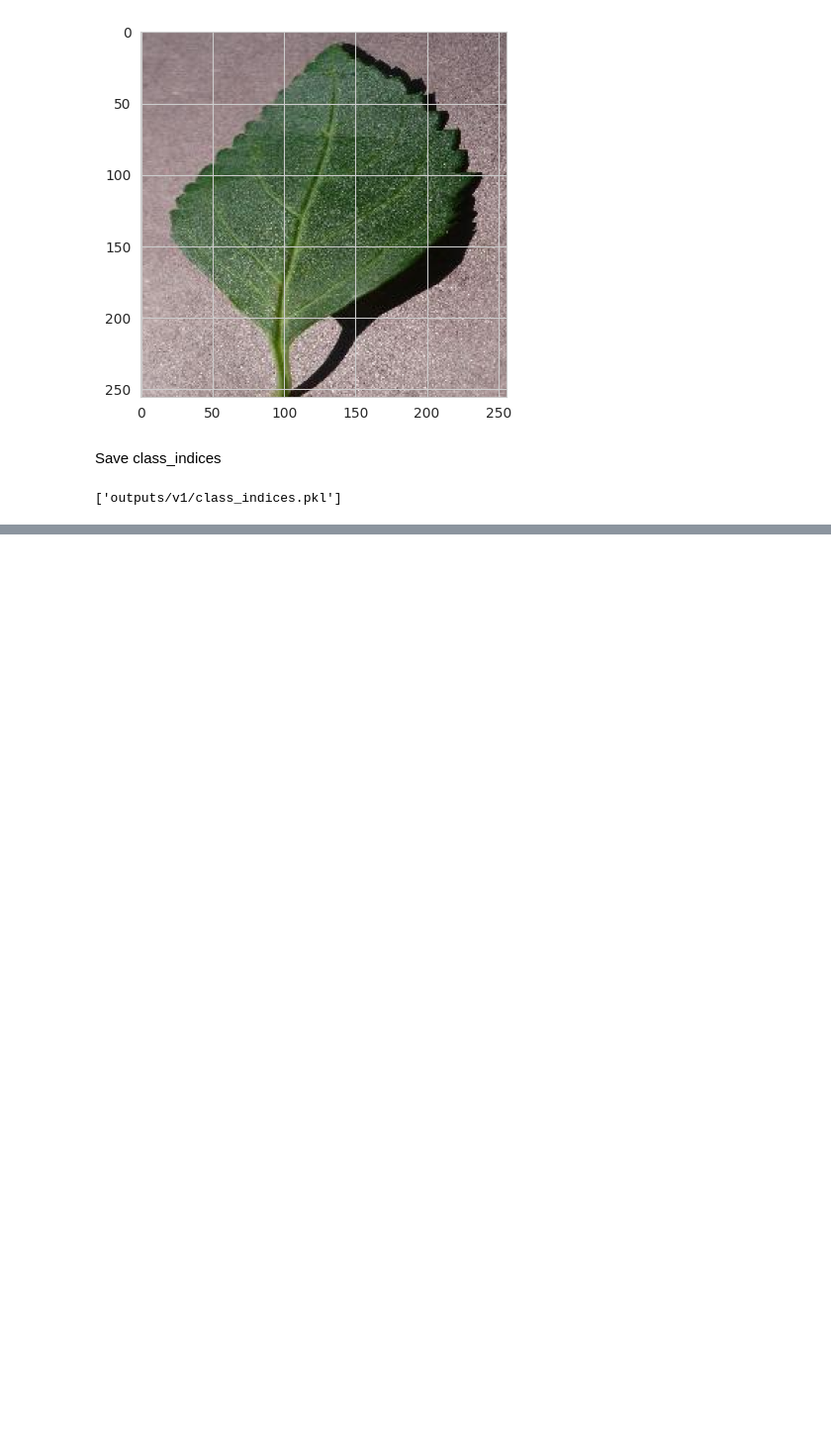
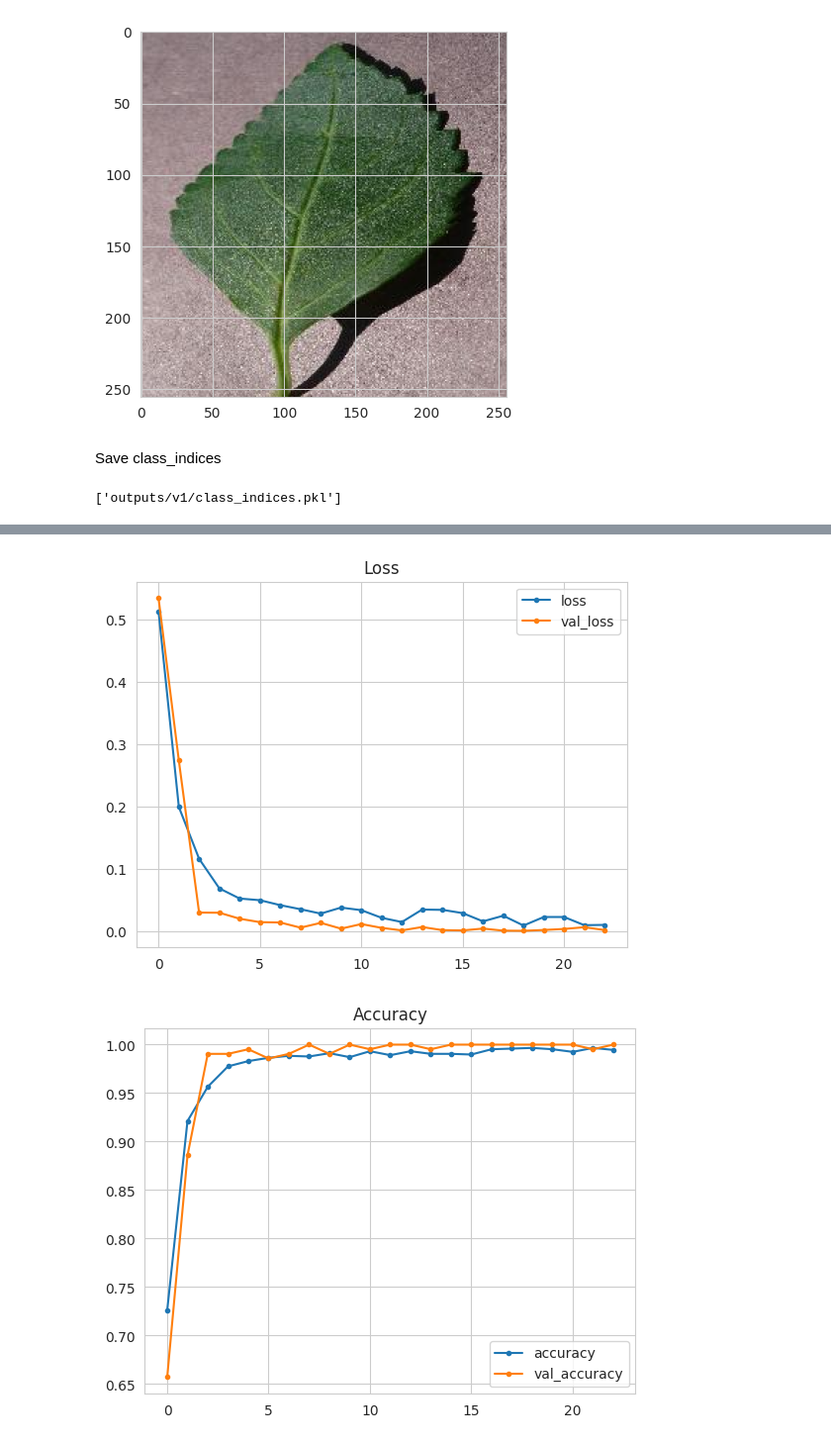
Before and after one commit to Sammy92dec/mildew-detection-in-cherry-leaves, a Jupyter notebook: jupyter_notebooks/Modelling and Evaluating.ipynb, the cells around one changed output, grey strips where cells are left out. Shown at 99% size. Drawn from its saved outputs; the diff is of its cells as text; code cells hidden in the pictures; blank space fills up the shorter version.

Commit message:
Train the model till you get accuracy 97% and create performance chart

```diff
--- a/jupyter_notebooks/Modelling and Evaluating.ipynb
+++ b/jupyter_notebooks/Modelling and Evaluating.ipynb
@@ -281,0 +365,4 @@ joblib.dump(value=train_set.class_indices,
+# %%
+from tensorflow.keras.callbacks import EarlyStopping
+
+train_early_stop = EarlyStopping(monitor='val_loss', patience=4)
@@ -281,0 +371,10 @@ joblib.dump(value=train_set.class_indices,
+# %%
+model = generate_tf_model()
+history = model.fit(
+    train_set,
+    epochs=25,
+    steps_per_epoch=len(train_set.classes),
+    validation_data=validation_set,
+    callbacks=[train_early_stop],
+    verbose=1
+)
@@ -281,0 +408,18 @@ joblib.dump(value=train_set.class_indices,
+# %%
+
+model_training_losses = pd.DataFrame(model.history.history)
+
+sns.set_style("whitegrid")
+model_training_losses[['loss', 'val_loss']].plot(style='.-')
+plt.title("Loss")
+plt.savefig(f'{file_path}/model_training_losses.png', bbox_inches='tight', dpi=150)
+plt.show()
+
+print("\n")
+model_training_losses[['accuracy', 'val_accuracy']].plot(style='.-')
+plt.title("Accuracy")
+plt.savefig(f'{file_path}/model_training_accuracy.png', bbox_inches='tight', dpi=150)
+plt.show()
+# %% [output]
+[figure, added]
+[figure, added]
```
Also changed, not shown: parts of 15 cells of this notebook, 4 other files.
